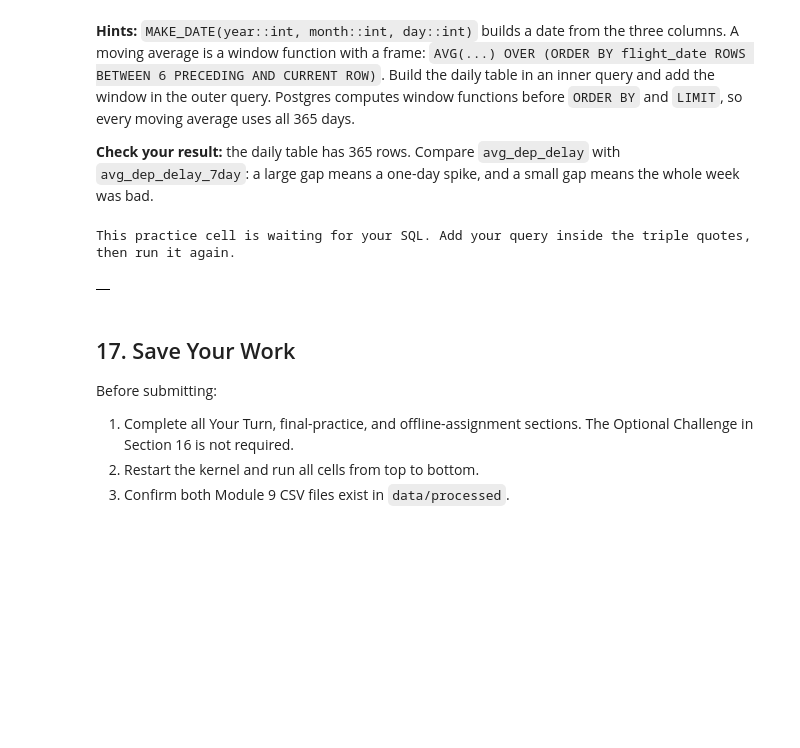
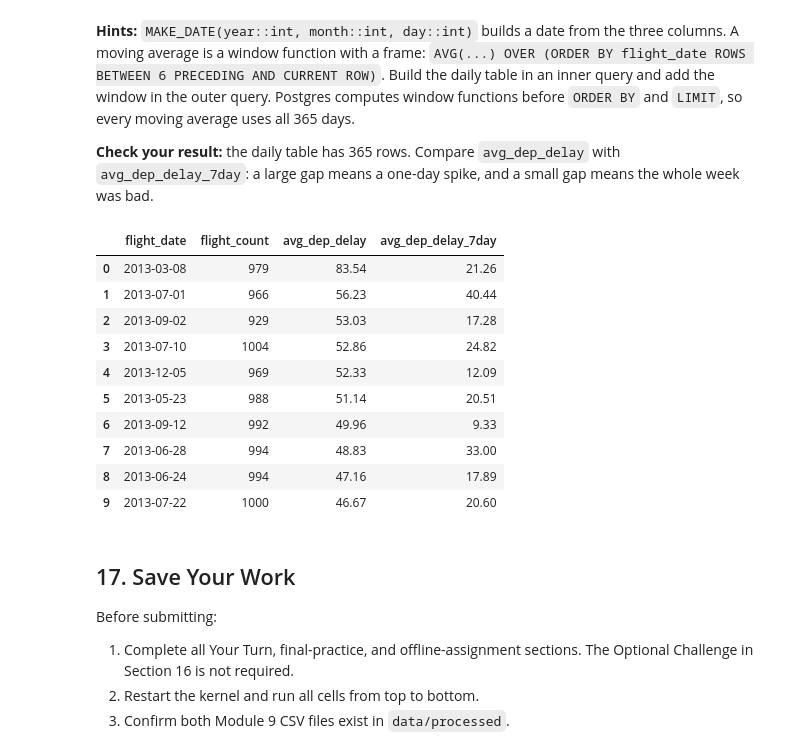
Before and after one commit to kalshaikhli/ban6003-week9-10-Karrar-Alshaikhli, a Jupyter notebook: notebooks/module9_neon_sql_fundamentals_guided_lab.ipynb, the cells around one changed output. Cells and saved outputs as stored; diff of their text form; code cells hidden in the pictures; blank space fills up the shorter version.

```diff
--- a/notebooks/module9_neon_sql_fundamentals_guided_lab.ipynb
+++ b/notebooks/module9_neon_sql_fundamentals_guided_lab.ipynb
@@ -1052,13 +1097,41 @@ Business question: which days had the highest average departure delay, and was e
 # %%
 # Challenge 3 (optional)
 query = """
-
+SELECT
+    flight_date,
+    flight_count,
+    avg_dep_delay,
+    ROUND(
+        AVG(avg_dep_delay) OVER (
+            ORDER BY flight_date
+            ROWS BETWEEN 6 PRECEDING AND CURRENT ROW
+        )::numeric, 2
+    )::float AS avg_dep_delay_7day
+FROM (
+    SELECT
+        MAKE_DATE(year::int, month::int, day::int) AS flight_date,
+        COUNT(*) AS flight_count,
+        ROUND(AVG(dep_delay)::numeric, 2)::float AS avg_dep_delay
+    FROM flights
+    GROUP BY year, month, day
+) AS daily
+ORDER BY avg_dep_delay DESC
+LIMIT 10;
 """
 
 run_query(query, engine)
 # %% [output]
-This practice cell is waiting for your SQL. Add your query inside the triple quotes, then run it again.
-|  |
+|  | flight_date | flight_count | avg_dep_delay | avg_dep_delay_7day |
+| 0 | 2013-03-08 | 979 | 83.54 | 21.26 |
+| 1 | 2013-07-01 | 966 | 56.23 | 40.44 |
+| 2 | 2013-09-02 | 929 | 53.03 | 17.28 |
+| 3 | 2013-07-10 | 1004 | 52.86 | 24.82 |
+| 4 | 2013-12-05 | 969 | 52.33 | 12.09 |
+| 5 | 2013-05-23 | 988 | 51.14 | 20.51 |
+| 6 | 2013-09-12 | 992 | 49.96 | 9.33 |
+| 7 | 2013-06-28 | 994 | 48.83 | 33.00 |
+| 8 | 2013-06-24 | 994 | 47.16 | 17.89 |
+| 9 | 2013-07-22 | 1000 | 46.67 | 20.60 |
 # %% [markdown]
 ## 17. Save Your Work
 
```
Also changed, not shown: parts of 2 cells of this notebook.
